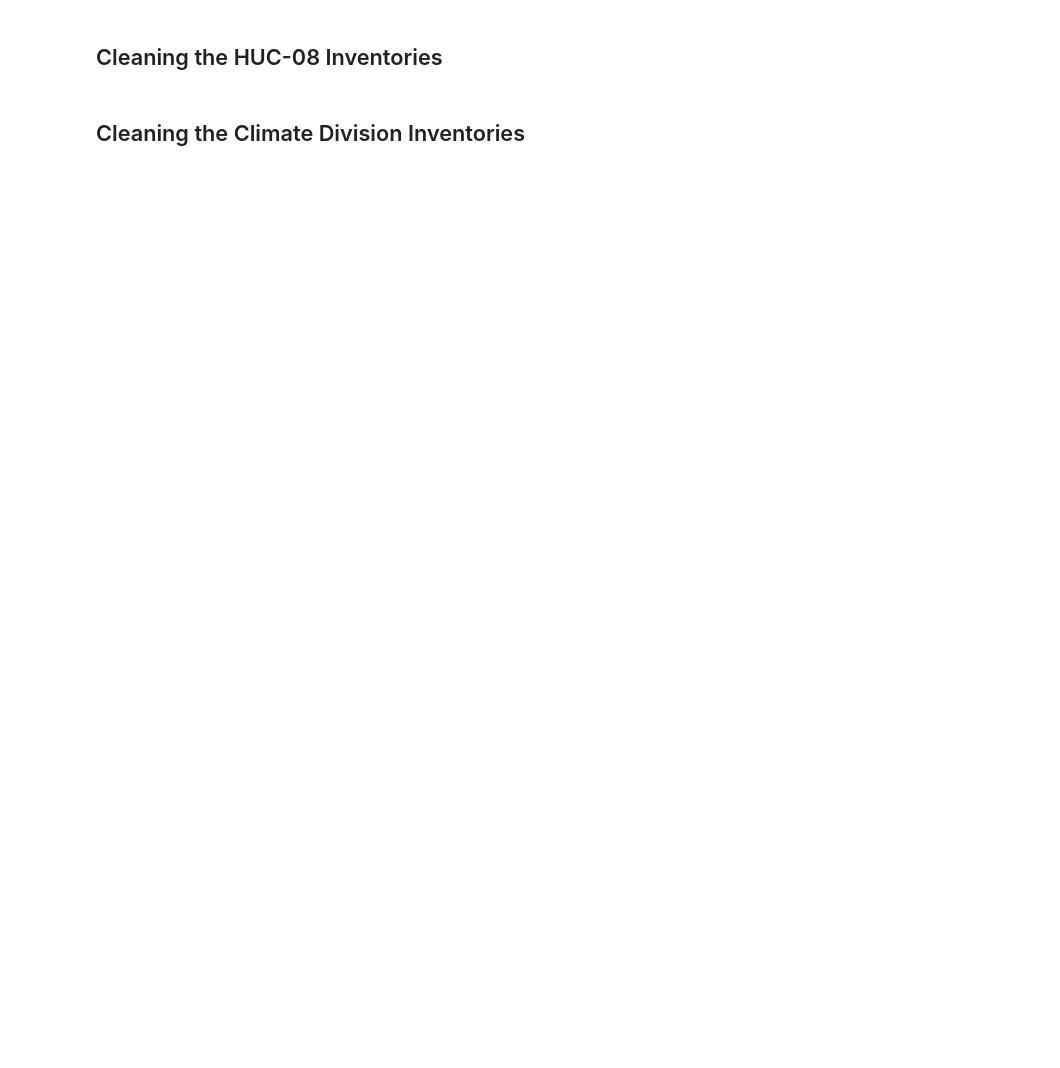
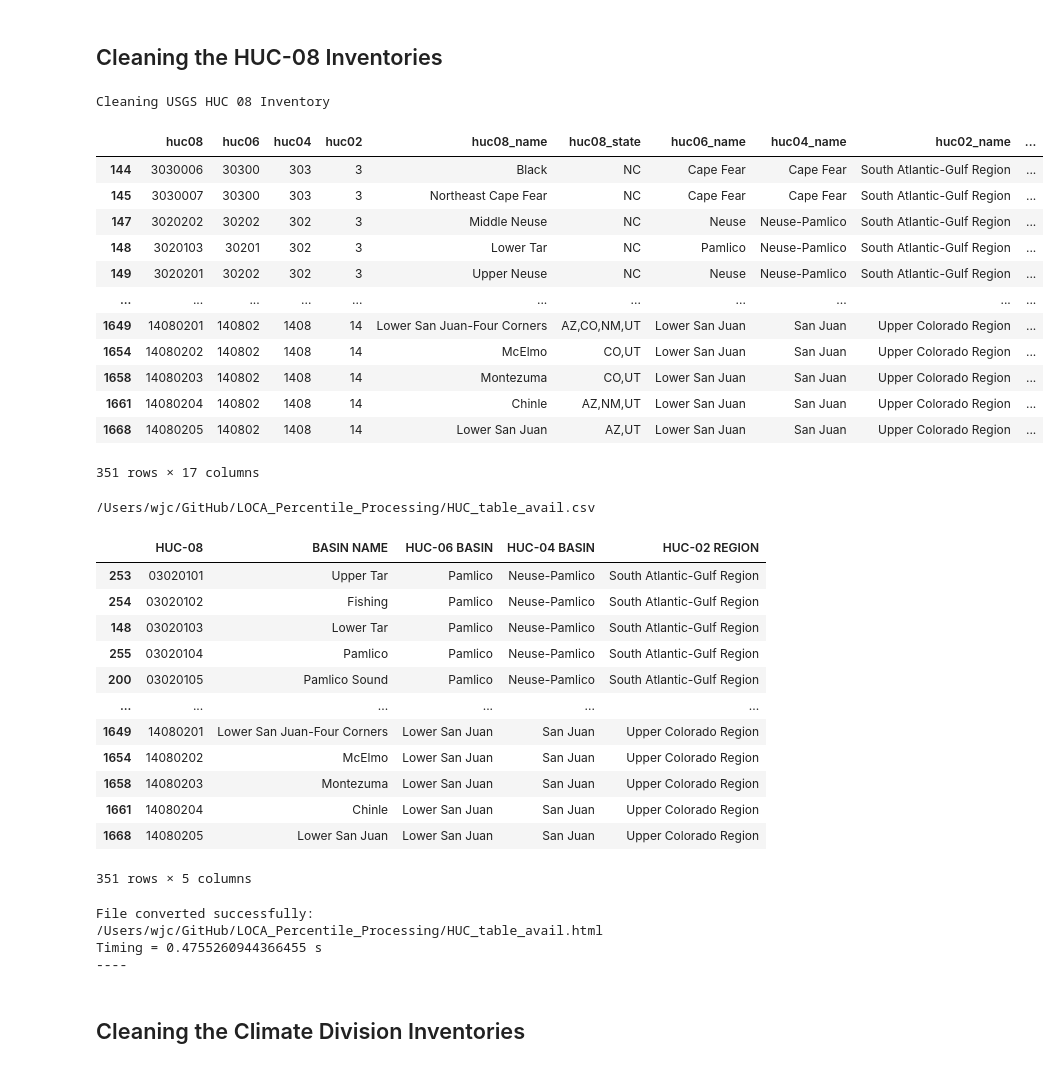
Before and after one commit to wjcapehart/LOCA_Percentile_Processing, a Jupyter notebook: LOCA2_Regional_Inventory.ipynb, the cells around one changed output. Drawn from its saved outputs; the diff is of its cells as text; code cells hidden in the pictures; blank space fills up the shorter version.

```diff
--- a/LOCA2_Regional_Inventory.ipynb
+++ b/LOCA2_Regional_Inventory.ipynb
@@ -207,36 +234,68 @@ print("Cleaning USGS HUC 08 Inventory")
 t0 = time.time()
 
 table_huc = table_hucs[table_hucs["huc08"].isin(available_hucs)]
-
+display(table_huc)
 table_huc = table_huc[['huc08',
                        'huc08_name',
                        'huc06_name',
                        'huc04_name',
                        'huc02_name']].rename(columns = {"huc08"     : "HUC-08",
                                                         "huc08_name": "BASIN NAME",
                                                         "huc06_name": "HUC-06 BASIN",
                                                         "huc04_name": "HUC-04 BASIN",
                                                         "huc02_name": "HUC-02 REGION"})
 
 table_huc["HUC-08"] = [str(x).zfill(8)   for x in table_huc["HUC-08"].values]
 table_huc = table_huc.sort_values("HUC-08")
 table_huc.to_csv(path_or_buf = target_dir + "HUC_table_avail.csv", index=False)
 print(target_dir + "HUC_table_avail.csv")
 
 
 if (display_img) :
     display(table_huc)
 
 os.system('csvtotable --caption "Available HUC-08 Files" --overwrite ' +  target_dir + "HUC_table_avail.csv " + target_dir + "HUC_table_avail.html")
 
 t1 = time.time()
 
 print("Timing =", (t1-t0), "s")
 
 print("----")
 
 #
 ####################################################
+# %% [output]
+Cleaning USGS HUC 08 Inventory
+|  | huc08 | huc06 | huc04 | huc02 | huc08_name | huc08_state | huc06_name | huc04_name | huc02_name | ... |
+| 144 | 3030006 | 30300 | 303 | 3 | Black | NC | Cape Fear | Cape Fear | South Atlantic-Gulf Region | ... |
+| 145 | 3030007 | 30300 | 303 | 3 | Northeast Cape Fear | NC | Cape Fear | Cape Fear | South Atlantic-Gulf Region | ... |
+| 147 | 3020202 | 30202 | 302 | 3 | Middle Neuse | NC | Neuse | Neuse-Pamlico | South Atlantic-Gulf Region | ... |
+| 148 | 3020103 | 30201 | 302 | 3 | Lower Tar | NC | Pamlico | Neuse-Pamlico | South Atlantic-Gulf Region | ... |
+| 149 | 3020201 | 30202 | 302 | 3 | Upper Neuse | NC | Neuse | Neuse-Pamlico | South Atlantic-Gulf Region | ... |
+| ... | ... | ... | ... | ... | ... | ... | ... | ... | ... | ... |
+| 1649 | 14080201 | 140802 | 1408 | 14 | Lower San Juan-Four Corners | AZ,CO,NM,UT | Lower San Juan | San Juan | Upper Colorado Region | ... |
+| 1654 | 14080202 | 140802 | 1408 | 14 | McElmo | CO,UT | Lower San Juan | San Juan | Upper Colorado Region | ... |
+| 1658 | 14080203 | 140802 | 1408 | 14 | Montezuma | CO,UT | Lower San Juan | San Juan | Upper Colorado Region | ... |
+| 1661 | 14080204 | 140802 | 1408 | 14 | Chinle | AZ,NM,UT | Lower San Juan | San Juan | Upper Colorado Region | ... |
+| 1668 | 14080205 | 140802 | 1408 | 14 | Lower San Juan | AZ,UT | Lower San Juan | San Juan | Upper Colorado Region | ... |
+351 rows × 17 columns
+/Users/wjc/GitHub/LOCA_Percentile_Processing/HUC_table_avail.csv
+|  | HUC-08 | BASIN NAME | HUC-06 BASIN | HUC-04 BASIN | HUC-02 REGION |
+| 253 | 03020101 | Upper Tar | Pamlico | Neuse-Pamlico | South Atlantic-Gulf Region |
+| 254 | 03020102 | Fishing | Pamlico | Neuse-Pamlico | South Atlantic-Gulf Region |
+| 148 | 03020103 | Lower Tar | Pamlico | Neuse-Pamlico | South Atlantic-Gulf Region |
+| 255 | 03020104 | Pamlico | Pamlico | Neuse-Pamlico | South Atlantic-Gulf Region |
+| 200 | 03020105 | Pamlico Sound | Pamlico | Neuse-Pamlico | South Atlantic-Gulf Region |
+| ... | ... | ... | ... | ... | ... |
+| 1649 | 14080201 | Lower San Juan-Four Corners | Lower San Juan | San Juan | Upper Colorado Region |
+| 1654 | 14080202 | McElmo | Lower San Juan | San Juan | Upper Colorado Region |
+| 1658 | 14080203 | Montezuma | Lower San Juan | San Juan | Upper Colorado Region |
+| 1661 | 14080204 | Chinle | Lower San Juan | San Juan | Upper Colorado Region |
+| 1668 | 14080205 | Lower San Juan | Lower San Juan | San Juan | Upper Colorado Region |
+351 rows × 5 columns
+File converted successfully: /Users/wjc/GitHub/LOCA_Percentile_Processing/HUC_table_avail.html
+Timing = 0.4755260944366455 s
+----
 # %% [markdown]
 ## Cleaning the Climate Division Inventories
 # %%
```
Also changed, not shown: parts of 14 cells of this notebook, 30 other files.
